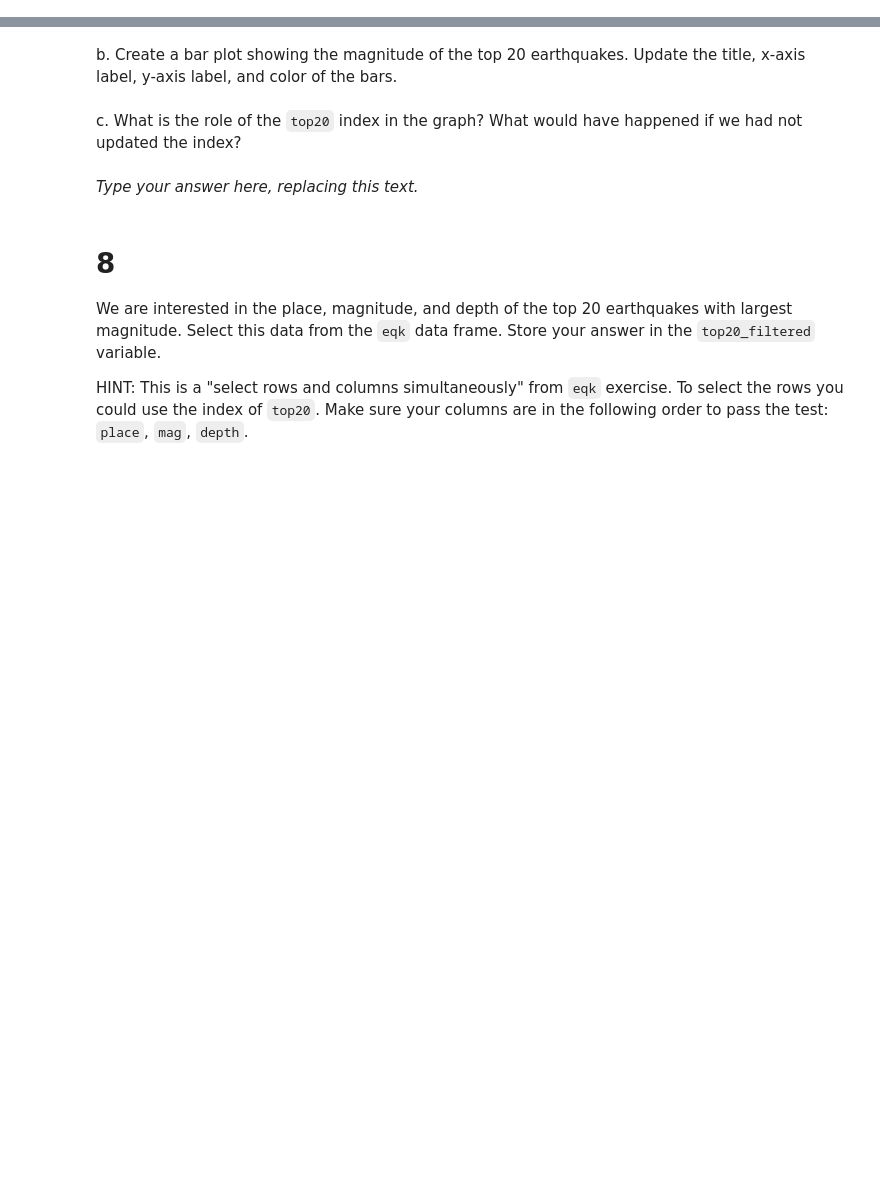
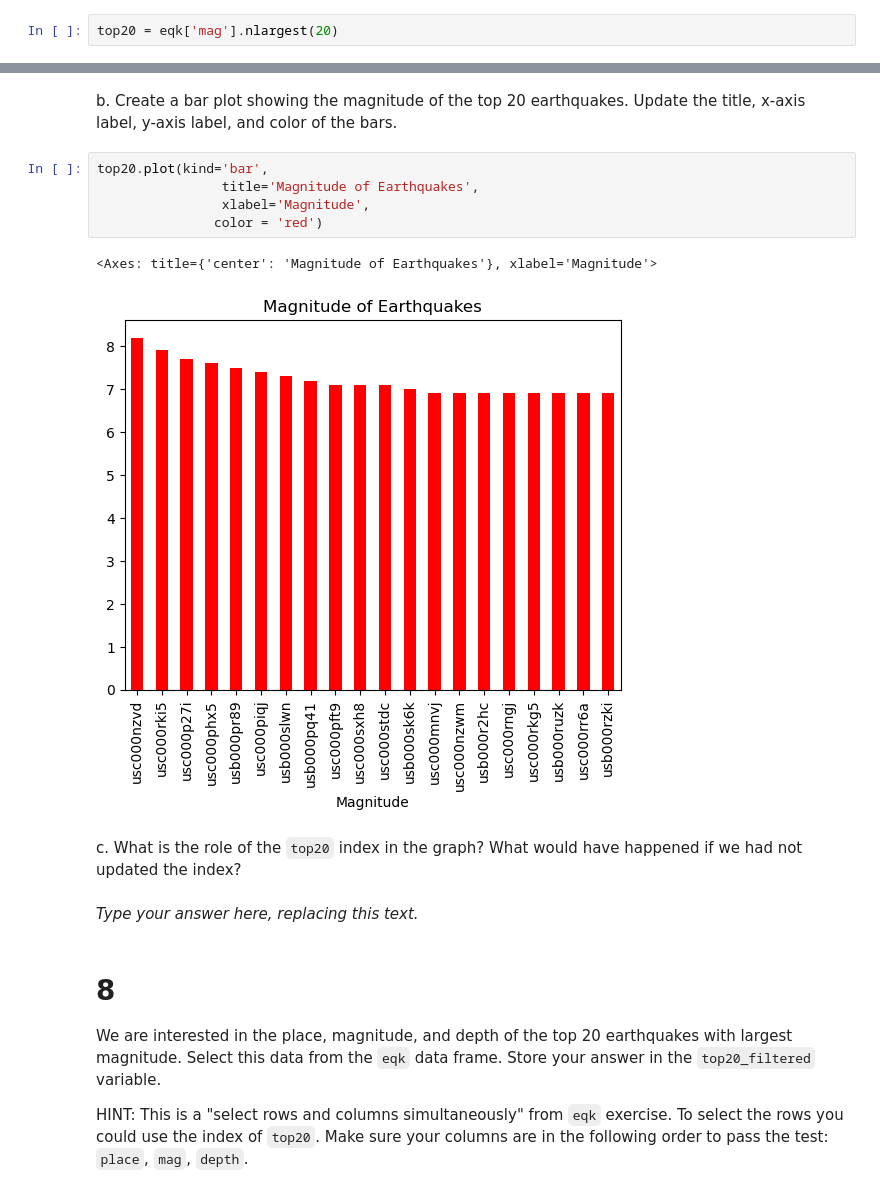
Before and after one commit to veronica-moran/eds220-hwk1, a Jupyter notebook: task3/hwk1-task3-earthquakes.ipynb, the cells around one changed output, grey strips where cells are left out. Saved outputs shown, nothing was run; the diff lists cells and outputs as text; blank space fills up the shorter version.

```diff
--- a/task3/hwk1-task3-earthquakes.ipynb
+++ b/task3/hwk1-task3-earthquakes.ipynb
@@ -224,3 +222,5 @@ top20 = ...
+# %%
+top20 = eqk['mag'].nlargest(20)
 # %%
 # View the dataframe
 top20
@@ -230,6 +250,14 @@ grader.check("q7_a")
 <!-- BEGIN QUESTION -->
 
 b. Create a bar plot showing the magnitude of the top 20 earthquakes. Update the title, x-axis label, y-axis label, and color of the bars.
+# %%
+top20.plot(kind='bar',
+                title='Magnitude of Earthquakes',
+                xlabel='Magnitude',
+               color = 'red')
+# %% [output]
+<Axes: title={'center': 'Magnitude of Earthquakes'}, xlabel='Magnitude'>
+[figure, added]
 # %% [markdown]
 <!-- END QUESTION -->
 
```
Also changed, not shown: parts of 8 cells of this notebook.
